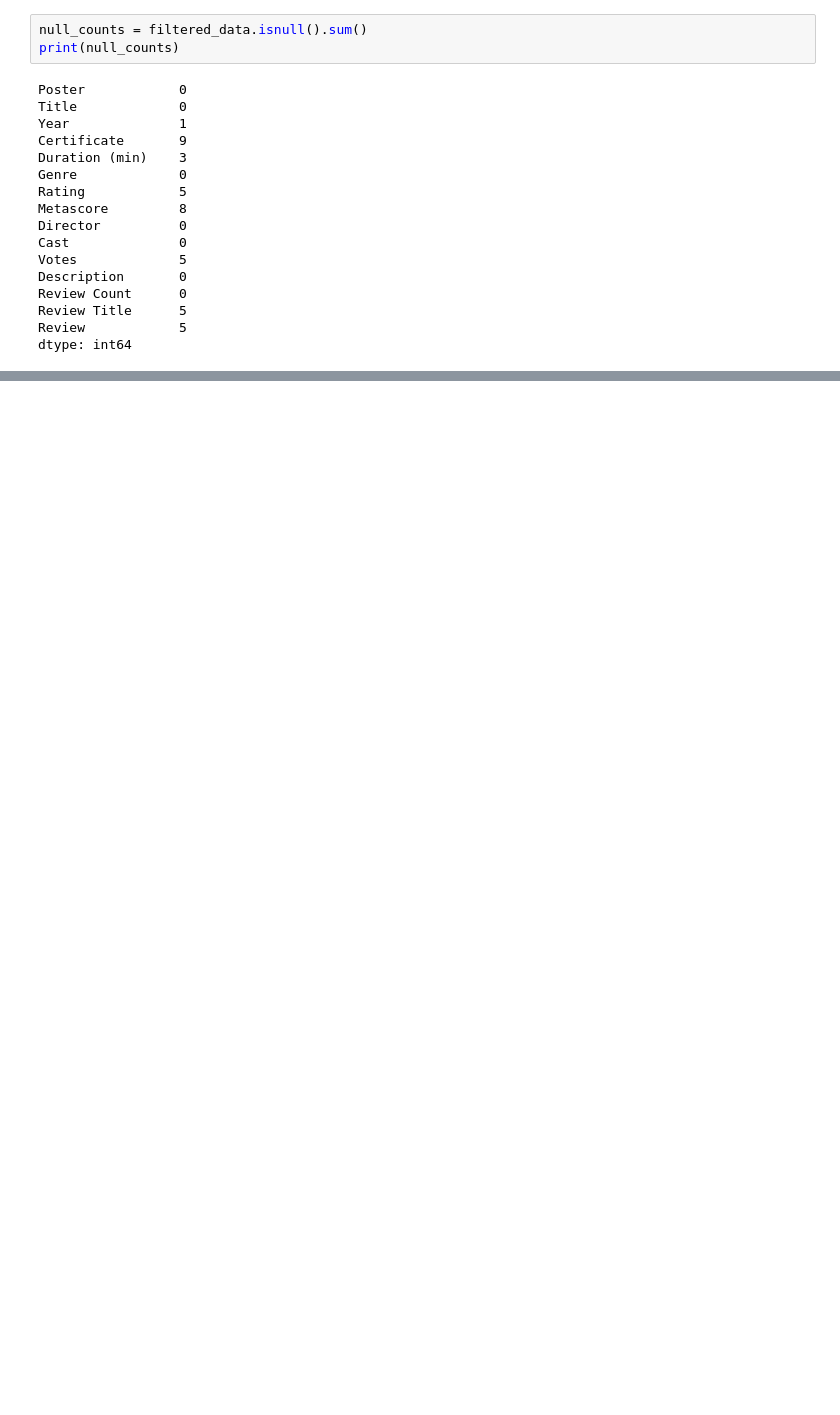
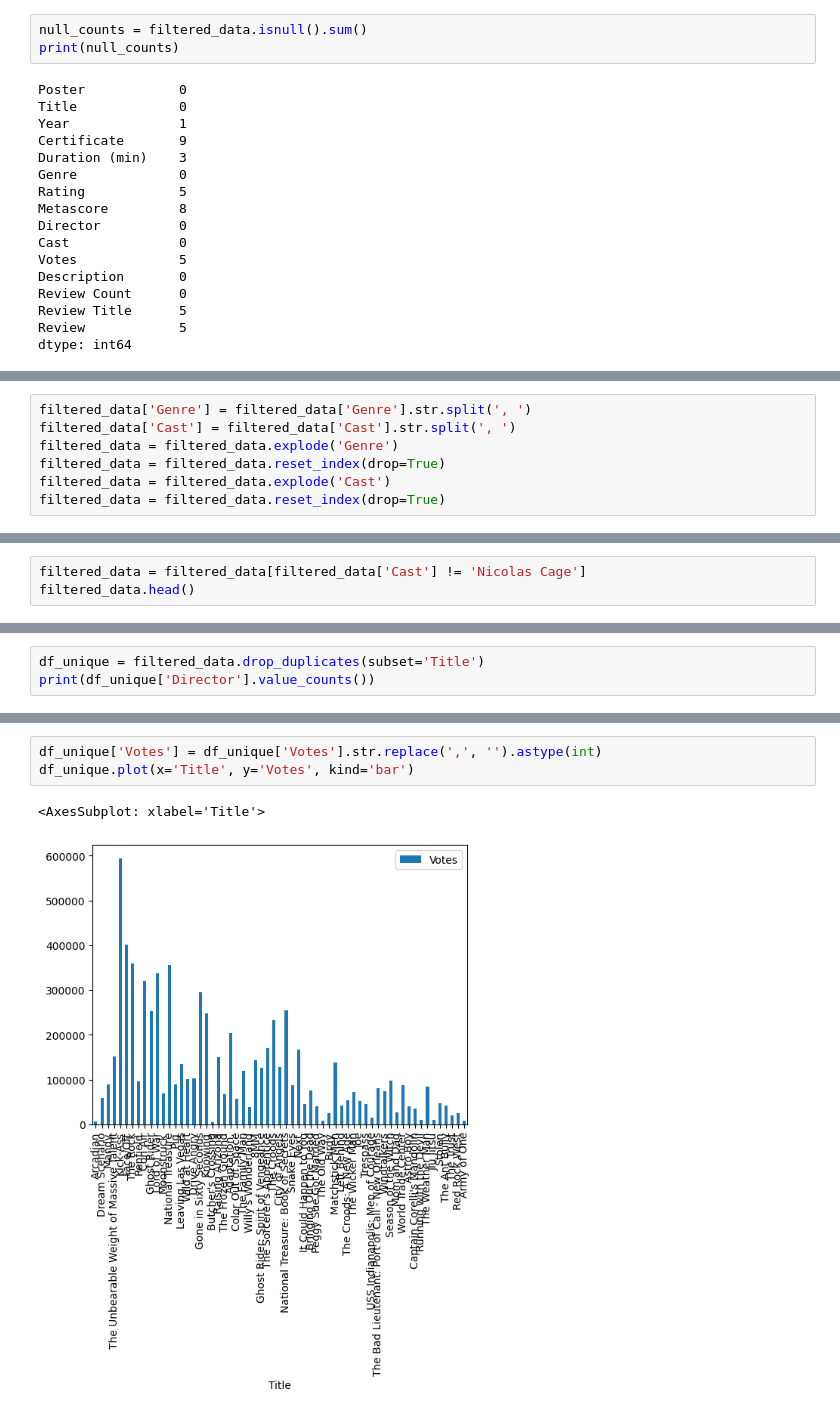
Before and after one commit to mirwisek/nicolascageFilmographyDashboard, a Jupyter notebook: data_exploration.ipynb, the cells around one changed output, grey strips where cells are left out. Drawn from its saved outputs; the diff is of its cells as text; blank space fills up the shorter version.

```diff
--- a/data_exploration.ipynb
+++ b/data_exploration.ipynb
@@ -57,0 +86,7 @@ We could perform data enrichement in Excel from Generative AI to collect possibl
+# %%
+filtered_data['Genre'] = filtered_data['Genre'].str.split(', ')
+filtered_data['Cast'] = filtered_data['Cast'].str.split(', ')
+filtered_data = filtered_data.explode('Genre')
+filtered_data = filtered_data.reset_index(drop=True)
+filtered_data = filtered_data.explode('Cast')
+filtered_data = filtered_data.reset_index(drop=True)
@@ -57,0 +95,3 @@ We could perform data enrichement in Excel from Generative AI to collect possibl
+# %%
+filtered_data = filtered_data[filtered_data['Cast'] != 'Nicolas Cage']
+filtered_data.head()
@@ -57,0 +105,3 @@ We could perform data enrichement in Excel from Generative AI to collect possibl
+# %%
+df_unique = filtered_data.drop_duplicates(subset='Title')
+print(df_unique['Director'].value_counts())
@@ -57,0 +138,6 @@ We could perform data enrichement in Excel from Generative AI to collect possibl
+# %%
+df_unique['Votes'] = df_unique['Votes'].str.replace(',', '').astype(int)
+df_unique.plot(x='Title', y='Votes', kind='bar')
+# %% [output]
+<AxesSubplot: xlabel='Title'>
+[figure, added]
```
Also changed, not shown: parts of 19 cells of this notebook, 2 other files.
